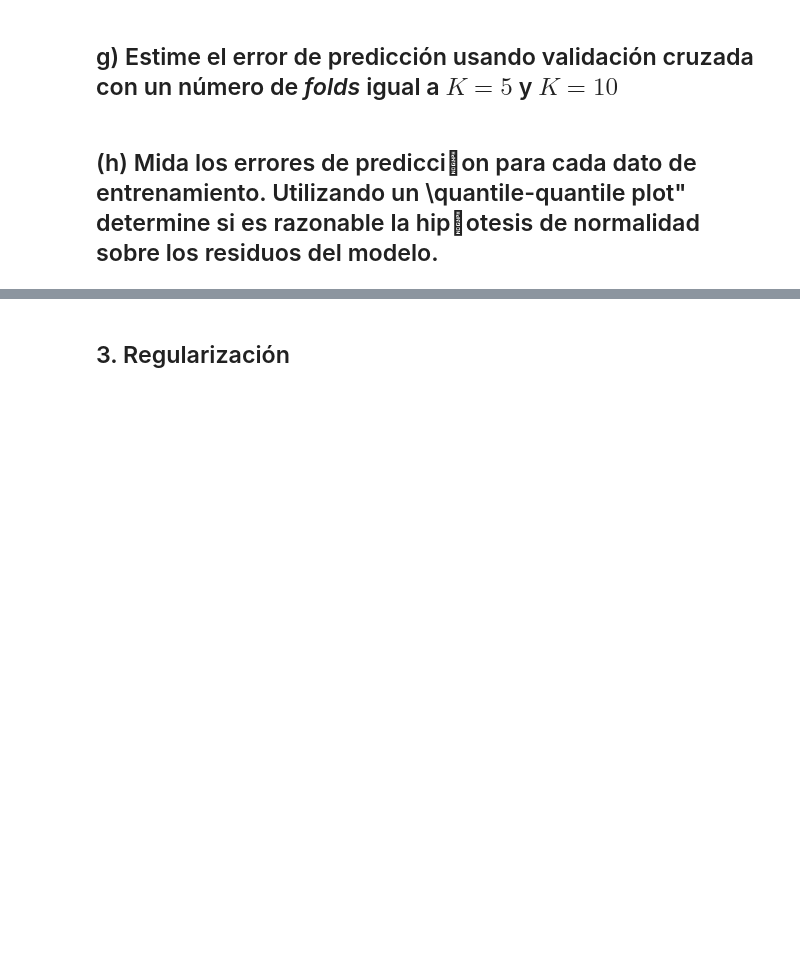
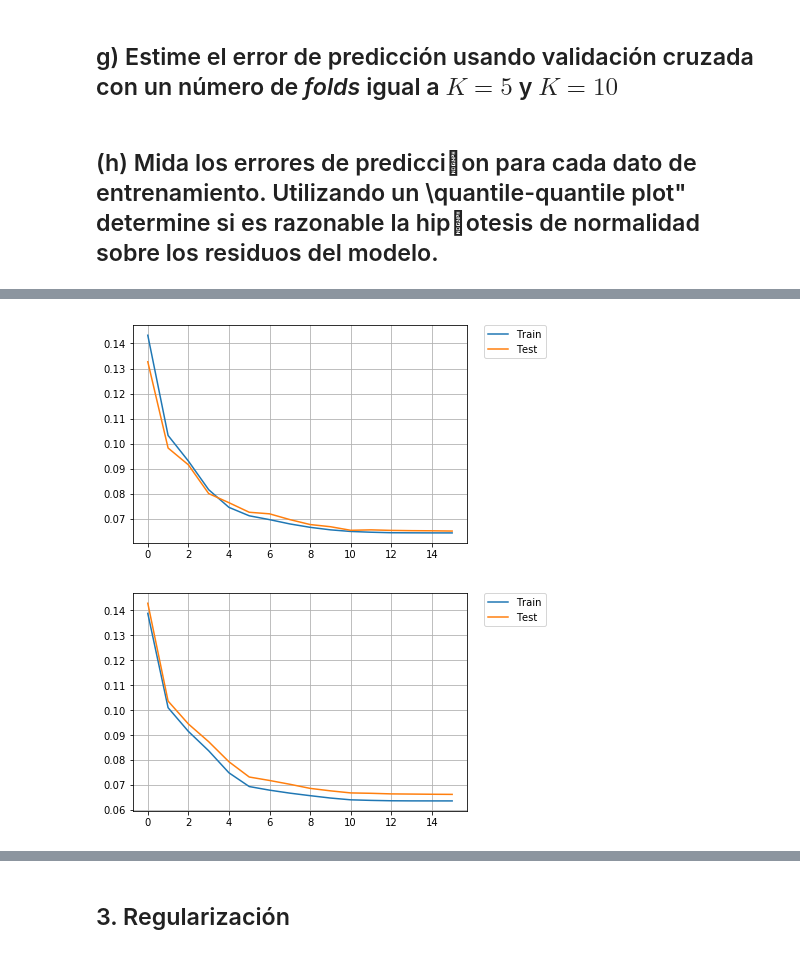
Before and after one commit to Caimapo/MachineLearning2017-02, a Jupyter notebook: Tarea 1 Máquinas de Aprendizaje.ipynb, the cells around one changed output, grey strips where cells are left out. Cells and saved outputs as stored; diff of their text form; code cells hidden in the pictures; blank space fills up the shorter version.

```diff
--- a/Tarea 1 Máquinas de Aprendizaje.ipynb
+++ b/Tarea 1 Máquinas de Aprendizaje.ipynb
@@ -345,0 +504,16 @@ NameError: name 'ytrain2' is not defined
+# %%
+plt.plot(seleccionados['mse_iteration'], label='Train')
+plt.plot(seleccionados['mse_iteration_test'], label='Test')
+plt.legend(bbox_to_anchor=(1.05, 1), loc=2, borderaxespad=0.)
+plt.grid(True)
+plt.show()
+
+
+plt.plot(seleccionados2['mse_iteration'], label='Train')
+plt.plot(seleccionados2['mse_iteration_test'], label='Test')
+plt.legend(bbox_to_anchor=(1.05, 1), loc=2, borderaxespad=0.)
+plt.grid(True)
+plt.show()
+# %% [output]
+[figure, added]
+[figure, added]
```
Also changed, not shown: parts of 30 cells of this notebook.
